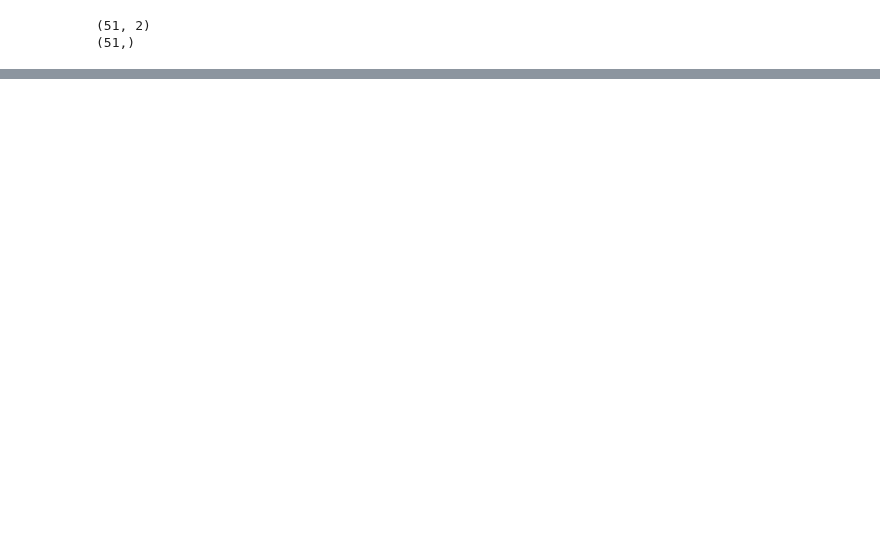
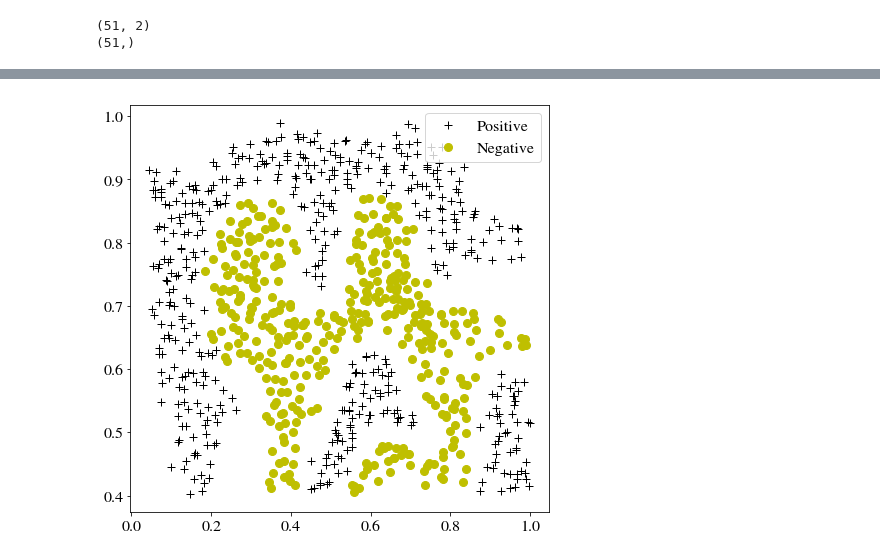
Before and after one commit to oeyh/NN, a Jupyter notebook: assignment6 SVM/assignment 6 SVM.ipynb, the cells around one changed output, grey strips where cells are left out. Drawn from its saved outputs; the diff is of its cells as text; code cells hidden in the pictures; blank space fills up the shorter version.

```diff
--- a/assignment6 SVM/assignment 6 SVM.ipynb
+++ b/assignment6 SVM/assignment 6 SVM.ipynb
@@ -52,0 +129,10 @@ SVC(C=1.0, cache_size=200, class_weight=None, coef0=0.0,
+# %%
+# Visualizing dataset 2
+
+data = loadmat('ex6data2.mat')
+X = data['X']
+y = data['y'].ravel()
+
+fig, ax = plotData(X, y)
+# %% [output]
+[figure, added]
```
Also changed, not shown: parts of 12 cells of this notebook.
